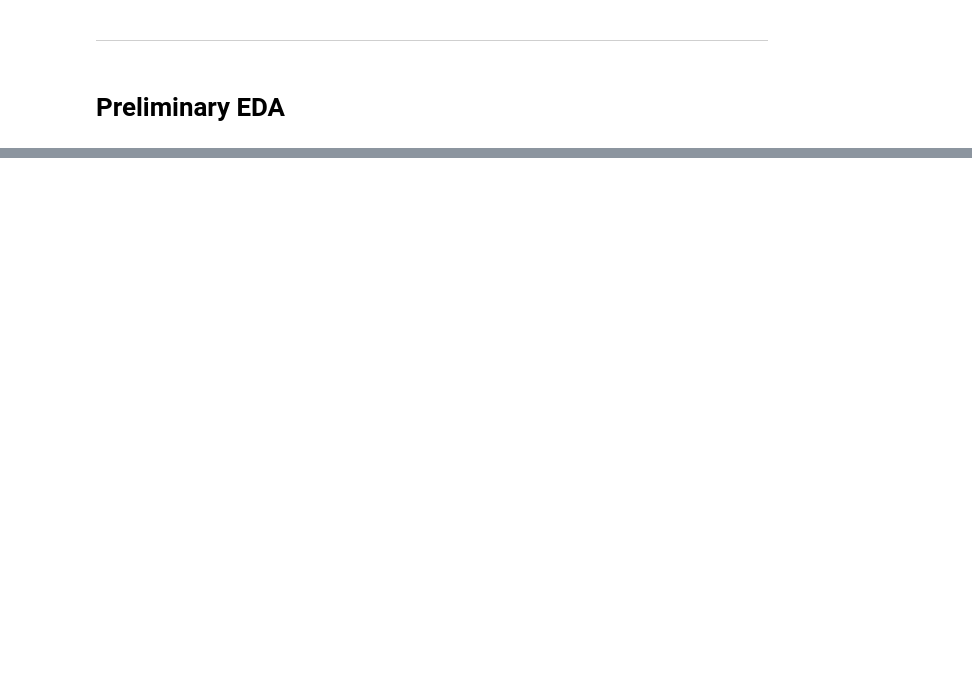
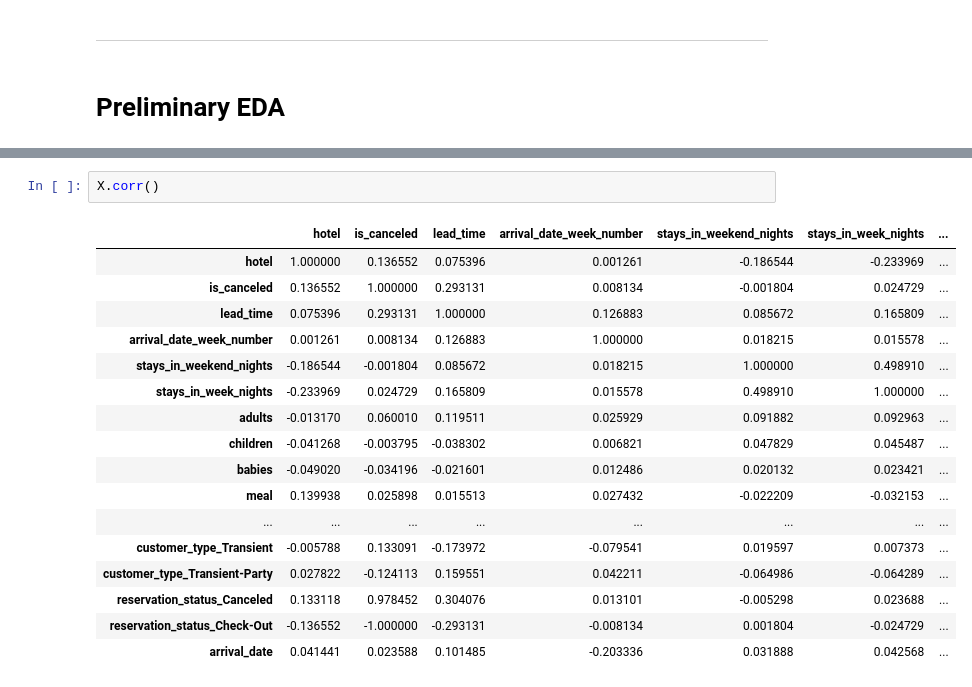
Before and after one commit to briantlui/predictive-model, a Jupyter notebook: notebooks/01-data-loading-cleaning.ipynb, the cells around one changed output, grey strips where cells are left out. Cells and saved outputs as stored; diff of their text form; blank space fills up the shorter version.

```diff
--- a/notebooks/01-data-loading-cleaning.ipynb
+++ b/notebooks/01-data-loading-cleaning.ipynb
@@ -696,0 +851,20 @@ ValueError: could not convert string to float: 'PRT'
+# %%
+X.corr()
+# %% [output]
+|  | hotel | is_canceled | lead_time | arrival_date_week_number | stays_in_weekend_nights | stays_in_week_nights | ... |
+| hotel | 1.000000 | 0.136552 | 0.075396 | 0.001261 | -0.186544 | -0.233969 | ... |
+| is_canceled | 0.136552 | 1.000000 | 0.293131 | 0.008134 | -0.001804 | 0.024729 | ... |
+| lead_time | 0.075396 | 0.293131 | 1.000000 | 0.126883 | 0.085672 | 0.165809 | ... |
+| arrival_date_week_number | 0.001261 | 0.008134 | 0.126883 | 1.000000 | 0.018215 | 0.015578 | ... |
+| stays_in_weekend_nights | -0.186544 | -0.001804 | 0.085672 | 0.018215 | 1.000000 | 0.498910 | ... |
+| stays_in_week_nights | -0.233969 | 0.024729 | 0.165809 | 0.015578 | 0.498910 | 1.000000 | ... |
+| adults | -0.013170 | 0.060010 | 0.119511 | 0.025929 | 0.091882 | 0.092963 | ... |
+| children | -0.041268 | -0.003795 | -0.038302 | 0.006821 | 0.047829 | 0.045487 | ... |
+| babies | -0.049020 | -0.034196 | -0.021601 | 0.012486 | 0.020132 | 0.023421 | ... |
+| meal | 0.139938 | 0.025898 | 0.015513 | 0.027432 | -0.022209 | -0.032153 | ... |
+| ... | ... | ... | ... | ... | ... | ... | ... |
+| customer_type_Transient | -0.005788 | 0.133091 | -0.173972 | -0.079541 | 0.019597 | 0.007373 | ... |
+| customer_type_Transient-Party | 0.027822 | -0.124113 | 0.159551 | 0.042211 | -0.064986 | -0.064289 | ... |
+| reservation_status_Canceled | 0.133118 | 0.978452 | 0.304076 | 0.013101 | -0.005298 | 0.023688 | ... |
+| reservation_status_Check-Out | -0.136552 | -1.000000 | -0.293131 | -0.008134 | 0.001804 | -0.024729 | ... |
+| arrival_date | 0.041441 | 0.023588 | 0.101485 | -0.203336 | 0.031888 | 0.042568 | ... |
```
Also changed, not shown: parts of 31 cells of this notebook.
